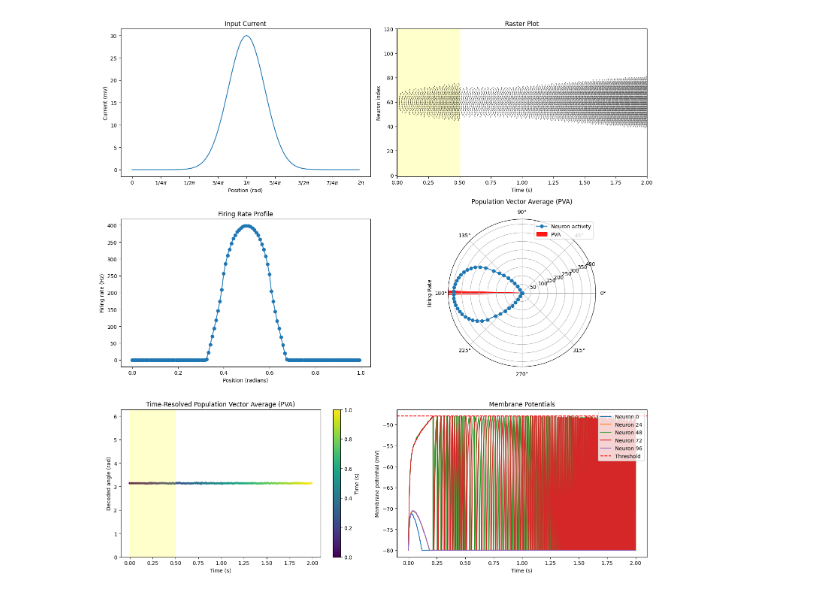
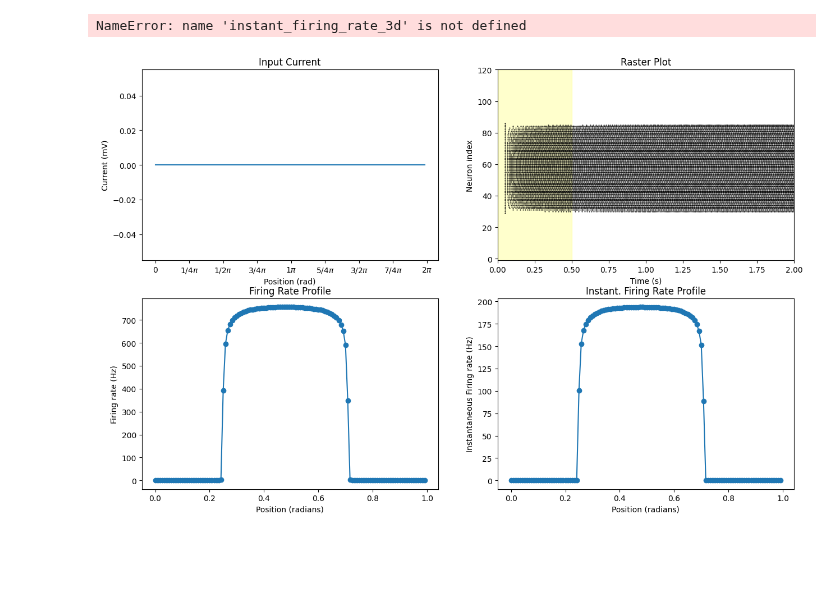
Before and after one commit to BernardMaacaron/JointAttractorNets, a Jupyter notebook: model.ipynb, the cells around one changed output. Drawn from its saved outputs; the diff is of its cells as text; code cells hidden in the pictures; blank space fills up the shorter version.

```diff
--- a/model.ipynb
+++ b/model.ipynb
@@ -27,12 +28,10 @@ V_rest=-70*mV
 # For example, we define a Gaussian input centered at a particular position (stimulus_center)
 stimulus_center = 3.14  # center of the bump on the ring
 stimulus_width = 0.5  # width in radians
-I0 = 30*mV         # amplitude of the external input
+I0 = 22.0*mV         # amplitude of the external input
 
 # Define the external input as a function of neuron position
 positions = linspace(0, 2*pi, num_neurons, endpoint=False)
-# I_ext_array = I0 * exp(-((positions - stimulus_center)**2) / (2 * stimulus_width**2))
-# d = np.angle(np.exp(1j * (positions - stimulus_center)))
 d = arctan2(sin(positions - stimulus_center), cos(positions - stimulus_center))
 
 I_ext_array = I0 * np.exp(-(d**2) / (2 * stimulus_width**2))
@@ -56,6 +55,10 @@ g_inh= -0.475*mV
 g_cosine = 0.1*mV
 w_inh = -0.555*mV
 
+# Connectivity parameters - Cosine
+g_cosine = 4.0*I0
+w_inh = -15.711552941512165*I0
+
 # Create neuron group
 Vth=-48*mV
 V_reset=-80*mV
@@ -66,13 +69,13 @@ ringAttractor = RingAttractor(neuron_eq,
                         num_neurons,
                         Vth, V_reset, refractory_period,
                         syn_profile='cosine',
-                        autapse=True,
+                        autapse=True, normalized=True,
                         glob_inh=glob_inh_flag, w_inh=w_inh,
-                        g_cosine=g_cosine,
-                        sigma_exc=sigma_exc_val, sigma_inh=sigma_inh_val,
-                        g_exc=g_exc, g_inh=g_inh)
+                        g_cosine=g_cosine)
+                        # sigma_exc=sigma_exc_val, sigma_inh=sigma_inh_val,
+                        # g_exc=g_exc, g_inh=g_inh)
 
-ringAttractor.ring_pool.I_ext = I_ext_array
+ringAttractor.ring_pool.I_ext = I0
 ringAttractor.ring_pool.I_vel = 0.0
 
 ringAttractor.ring_pool.run_regularly('V = clip(V, V_reset, inf*volt)', dt=defaultclock.dt)
@@ -137,7 +138,7 @@ fig = plt.figure(figsize=(15, 15))
 
 # 1. Input Current Plot
 ax1 = fig.add_subplot(3, 2, 1)
-ax1.plot(positions/pi, I_ext_array/mV)
+ax1.plot(positions/pi, ringAttractor.ring_pool.I_ext/mV)
 # Define the formatter function
 def pi_formatter(x, pos):
     # Convert the value to a fraction of pi
@@ -147,38 +148,49 @@ def pi_formatter(x, pos):
     elif frac == 2:
         return r"$2\pi$"
     else:
         return r"${}\pi$".format(frac)
 
 # Set the custom formatter for the x-axis
 ax1.xaxis.set_major_formatter(FuncFormatter(pi_formatter))
 ax1.set_title('Input Current')
 ax1.set_xlabel('Position (rad)')
 ax1.set_ylabel('Current (mV)')
 
 
 # 2. Raster Plot
 ax2 = fig.add_subplot(3, 2, 2)
 raster_plot(spikemon, ax=ax2, stim_periods=(0*second, input_on),
             stim_display_method='highlight', duration=sim_duration, num_neurons=num_neurons, y_axisFull=True)
 
 # 3. Firing Rate Profile Plot
 ax3 = fig.add_subplot(3, 2, 3)
 firing_rate, _ = firing_rate_profile(spikemon, positions/(2*pi), input_off, ax=ax3)
 
+ax4 = fig.add_subplot(3, 2, 4)
+_, _ = firing_rate_profile(spikemon, positions/(2*pi), input_off, ax=ax4, instantRate=True)
+
+# Create the 3D instantaneous firing rate plot
+fig, ax = instant_firing_rate_3d(spikemon, positions, sim_duration, num_neurons=num_neurons)
+
+# Optional: adjust the view angle for better visualization
+ax.view_init(elev=25, azim=45)
+
+
 # 4. Polar Plot of the Population Vector Average (PVA)
-ax4 = fig.add_subplot(3, 2, 4, projection='polar')
-polar_plot_PVA(firing_rate, positions, scale=1.2, ax=ax4)
+ax5 = fig.add_subplot(3, 2, 5, projection='polar')
+polar_plot_PVA(firing_rate, positions, scale=1.2, ax=ax5)
 
 # 5. Time-Resolved PVA Plot
-ax5 = fig.add_subplot(3, 2, 5)
+ax6 = fig.add_subplot(3, 2, 6)
 _, _ = time_resolved_PVA(spikemon, positions, sim_duration, num_neurons, window_size=50*ms,
-                            ax=ax5, color_windows=True, stim_periods=(0*second, input_on))
+                            ax=ax6, color_windows=True, stim_periods=(0*second, input_on))
 
-# 6. Membrane potential traces
-ax6 = fig.add_subplot(3, 2, 6)
-membrane_potential_traces(statemon, sim_duration, Vth = Vth, ax=ax6)
+# # 6. Membrane potential traces
+# ax7 = fig.add_subplot(3, 2, 7)
+# membrane_potential_traces(statemon, sim_duration, Vth = Vth, ax=ax7)
 
 plt.tight_layout()
 plt.show()
 # %% [output]
+NameError: name 'instant_firing_rate_3d' is not defined
-[figure, old version]
+[figure, new version]
```
Also changed, not shown: parts of 3 cells of this notebook, 7 other files.
